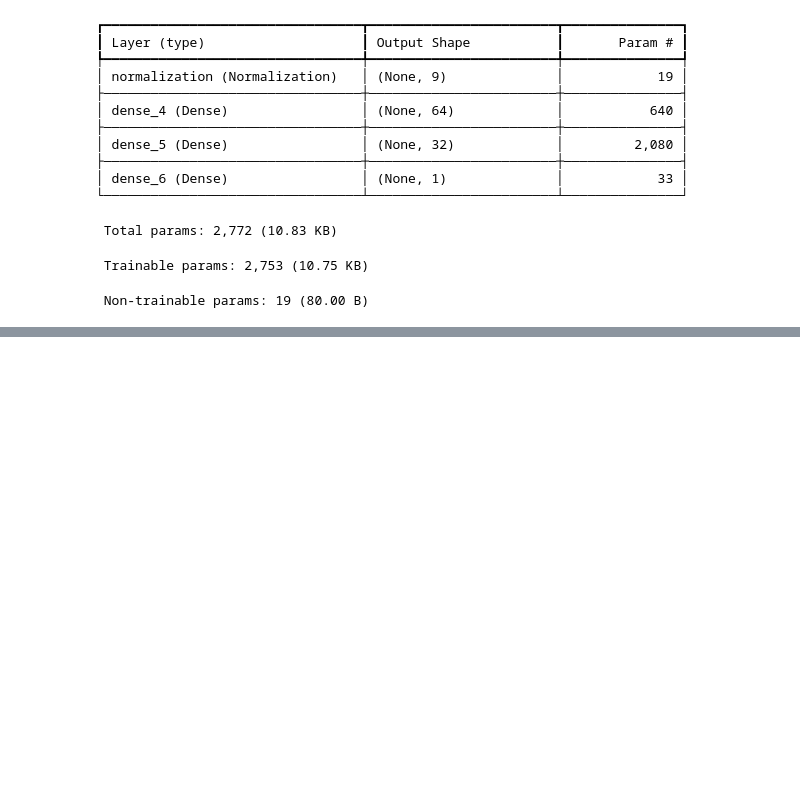
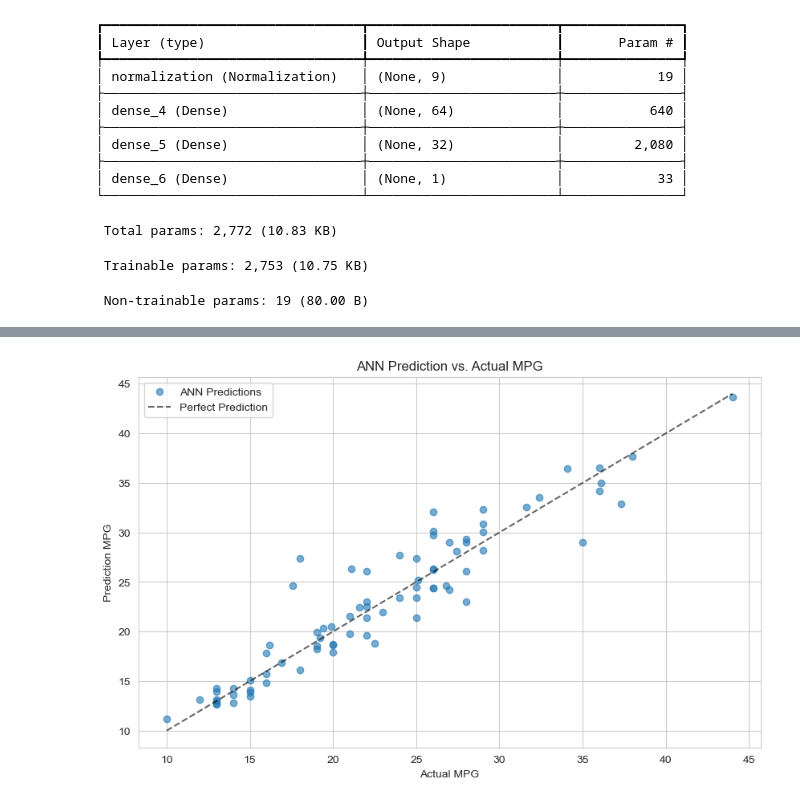
Before and after one commit to Niraj7272/DataScience, a Jupyter notebook: Practice/DL/ANN/AutoMpg/autompg.ipynb, the cells around one changed output, grey strips where cells are left out. Cells and saved outputs as stored; diff of their text form; code cells hidden in the pictures; blank space fills up the shorter version.

```diff
--- a/Practice/DL/ANN/AutoMpg/autompg.ipynb
+++ b/Practice/DL/ANN/AutoMpg/autompg.ipynb
@@ -400,0 +505,12 @@ Model: "sequential_2"
+# %%
+plt.figure()
+plt.scatter(y_test, y_pred_ann, alpha=0.6, label='ANN Predictions')
+lims = [min(y_test.min(), y_pred_ann.min()), max(y_test.max(), y_pred_ann.max())]
+plt.plot(lims, lims, 'k--', alpha=0.6, label='Perfect Prediction')
+plt.xlabel('Actual MPG')
+plt.ylabel('Prediction MPG')
+plt.title('ANN Prediction vs. Actual MPG')
+plt.legend()
+plt.show()
+# %% [output]
+[figure, added]
```
Also changed, not shown: parts of 10 cells of this notebook.
